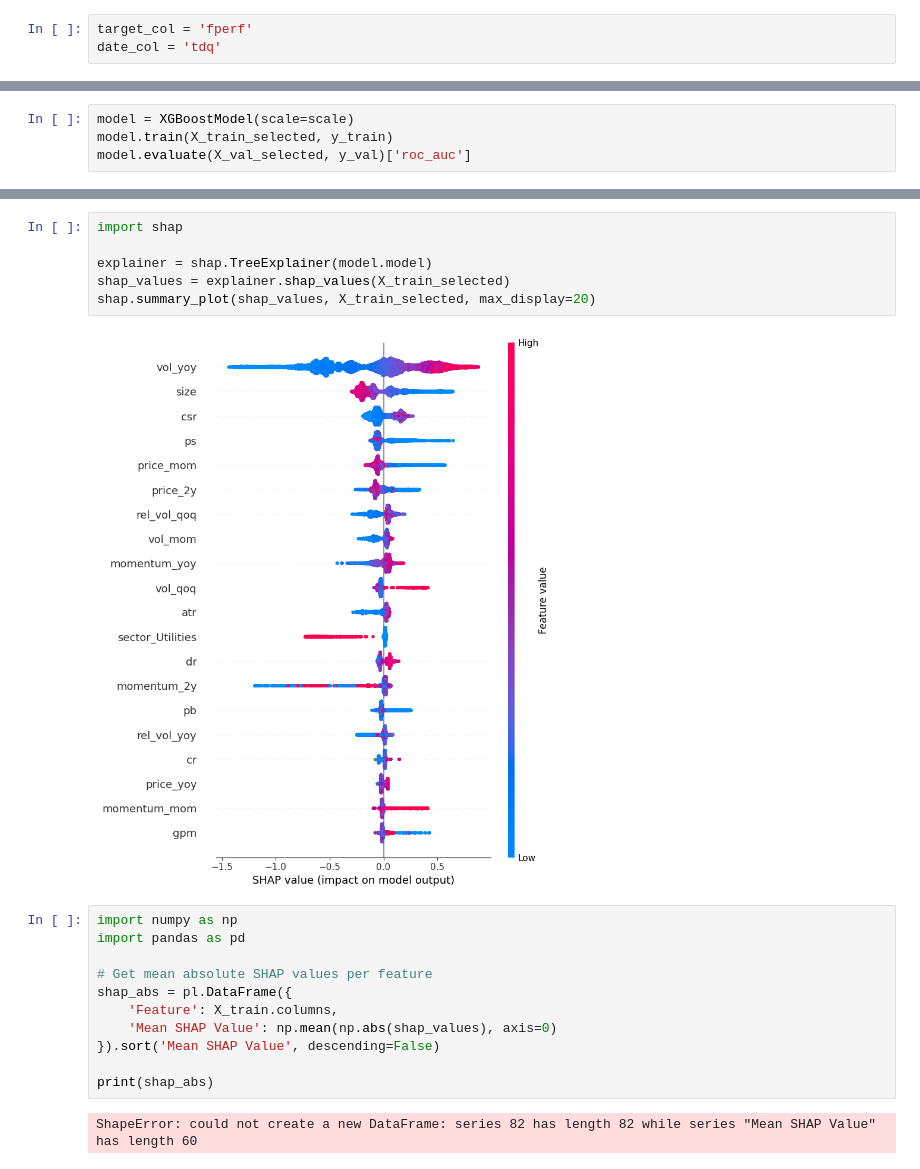
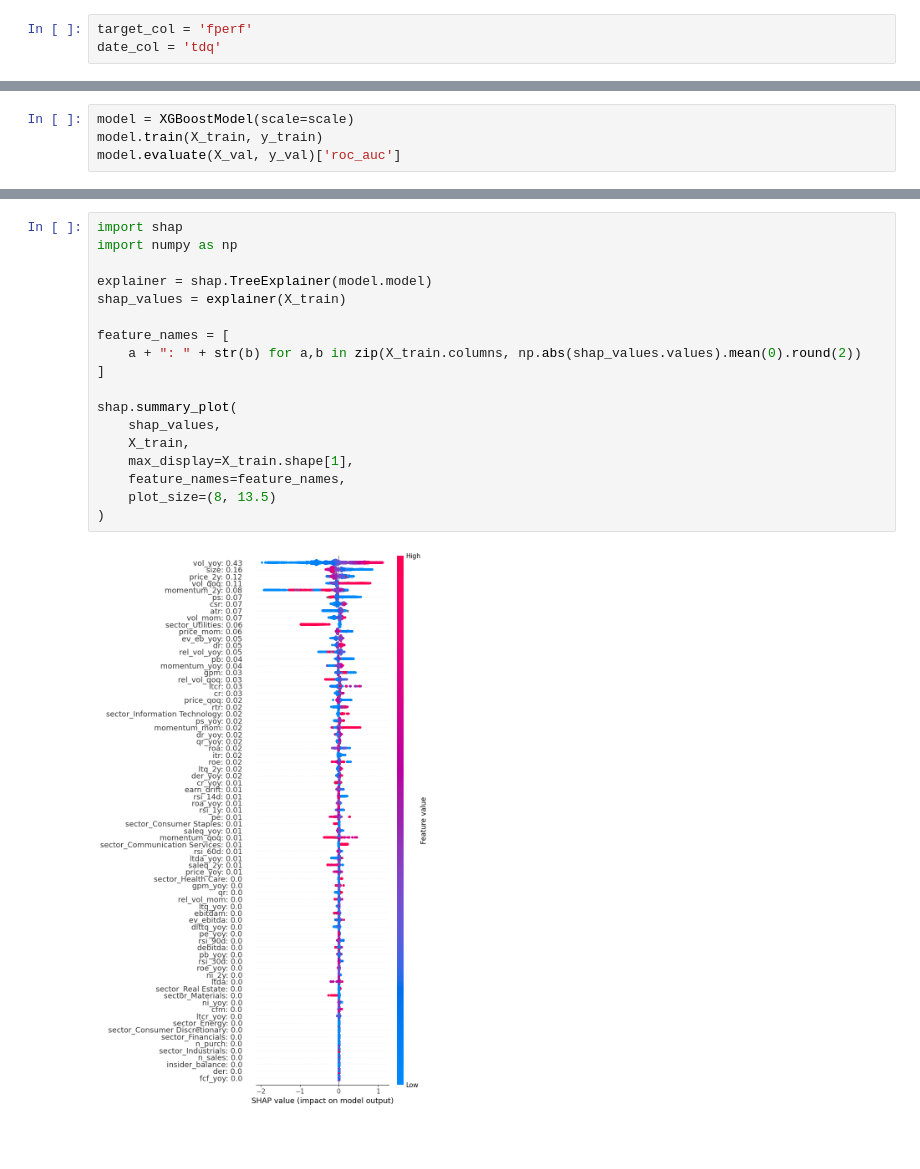
Before and after one commit to francisco3511/stocksense, a Jupyter notebook: notebooks/modeling.ipynb, the cells around one changed output, grey strips where cells are left out. Drawn from its saved outputs; the diff is of its cells as text; blank space fills up the shorter version.

```diff
--- a/notebooks/modeling.ipynb
+++ b/notebooks/modeling.ipynb
@@ -207,5 +190,5 @@ Model pr-auc with selected features: 0.2059246382474178
 # %%
 model = XGBoostModel(scale=scale)
-model.train(X_train_selected, y_train)
-model.evaluate(X_val_selected, y_val)['roc_auc']
+model.train(X_train, y_train)
+model.evaluate(X_val, y_val)['roc_auc']
 # %% [output]
@@ -270,21 +272,20 @@ model.get_importance("weight")
-# %%
-import shap
-
-explainer = shap.TreeExplainer(model.model)
-shap_values = explainer.shap_values(X_train_selected)
-shap.summary_plot(shap_values, X_train_selected, max_display=20)
-# %% [output]
-[figure, removed]
-# %%
-import numpy as np
-import pandas as pd
-
-# Get mean absolute SHAP values per feature
-shap_abs = pl.DataFrame({
-    'Feature': X_train.columns,
-    'Mean SHAP Value': np.mean(np.abs(shap_values), axis=0)
-}).sort('Mean SHAP Value', descending=False)
-
-print(shap_abs)
-# %% [output]
-ShapeError: could not create a new DataFrame: series 82 has length 82 while series "Mean SHAP Value" has length 60
+# %%
+import shap
+import numpy as np
+
+explainer = shap.TreeExplainer(model.model)
+shap_values = explainer(X_train)
+
+feature_names = [
+    a + ": " + str(b) for a,b in zip(X_train.columns, np.abs(shap_values.values).mean(0).round(2))
+]
+
+shap.summary_plot(
+    shap_values,
+    X_train,
+    max_display=X_train.shape[1],
+    feature_names=feature_names,
+    plot_size=(8, 13.5)
+)
+# %% [output]
+[figure, added]
```
Also changed, not shown: parts of 14 cells of this notebook, 8 other files.
